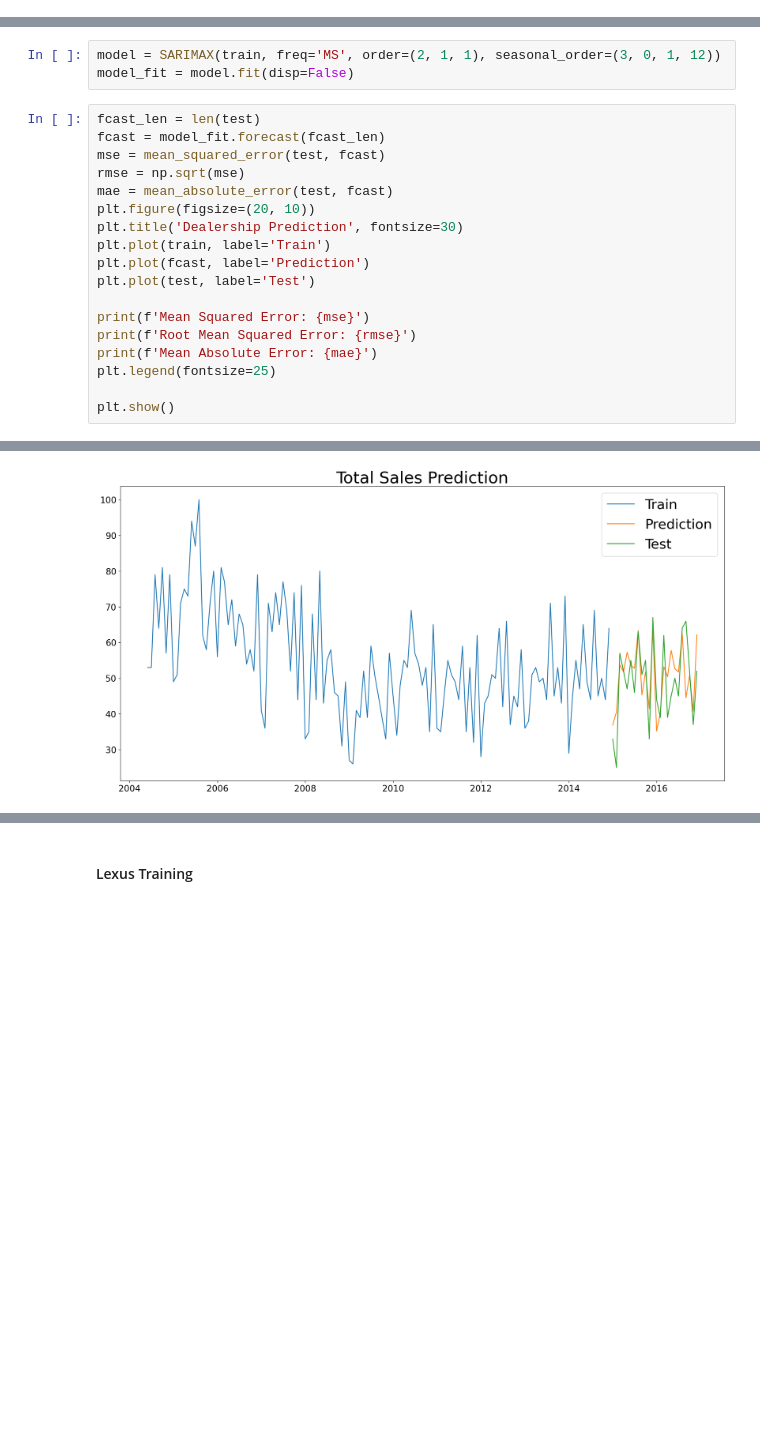
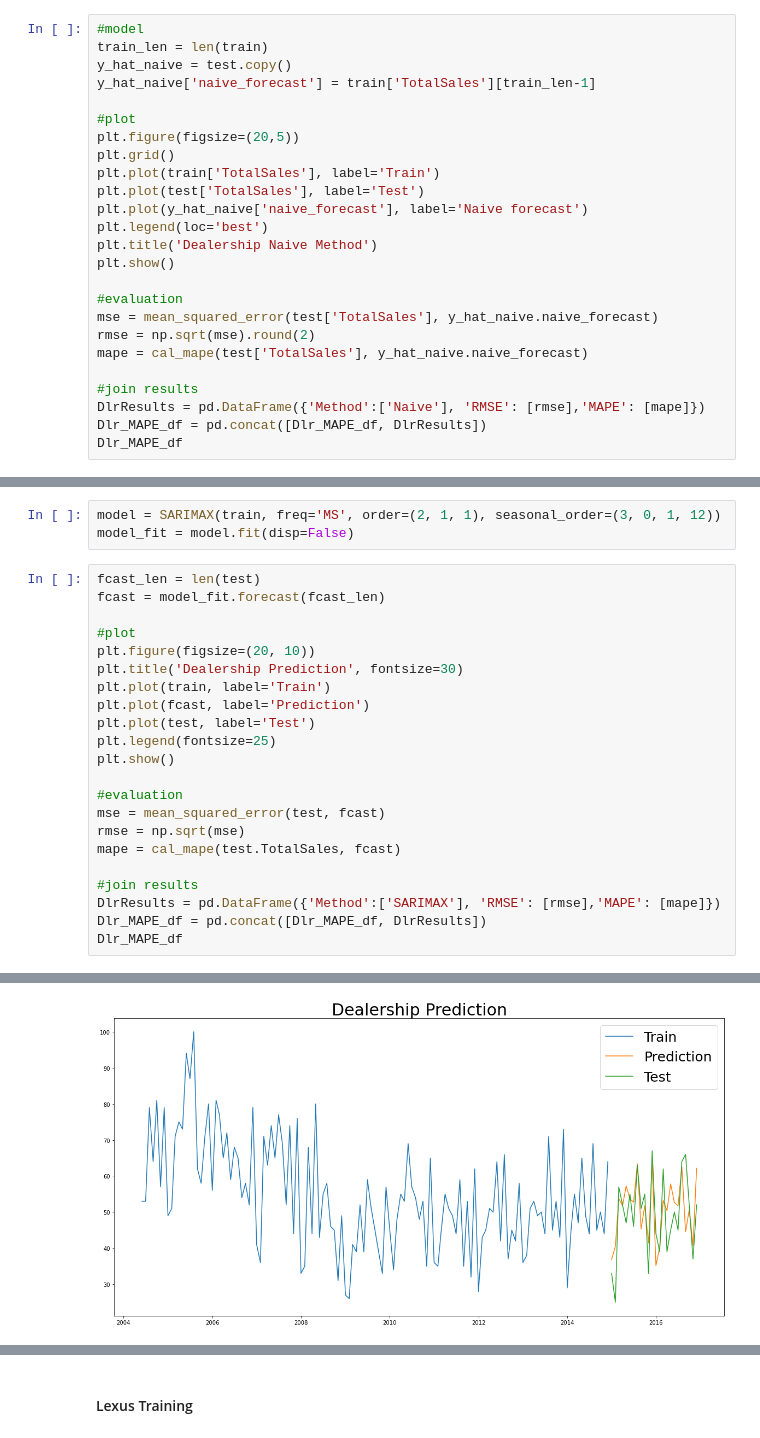
Before and after one commit to martell-n-tardy/Forecasting-with-a-Time-Series-Model-using-Python, a Jupyter notebook: notebooks/Preprocessing & Training.ipynb, the cells around one changed output, grey strips where cells are left out. Saved outputs shown, nothing was run; the diff lists cells and outputs as text; blank space fills up the shorter version.

```diff
--- a/notebooks/Preprocessing & Training.ipynb
+++ b/notebooks/Preprocessing & Training.ipynb
@@ -248,0 +383,25 @@ Since the p-value = 0.387143 is greater than the significance level (0.05), ther
+# %%
+#model
+train_len = len(train)
+y_hat_naive = test.copy()
+y_hat_naive['naive_forecast'] = train['TotalSales'][train_len-1]
+
+#plot
+plt.figure(figsize=(20,5))
+plt.grid()
+plt.plot(train['TotalSales'], label='Train')
+plt.plot(test['TotalSales'], label='Test')
+plt.plot(y_hat_naive['naive_forecast'], label='Naive forecast')
+plt.legend(loc='best')
+plt.title('Dealership Naive Method')
+plt.show()
+
+#evaluation
+mse = mean_squared_error(test['TotalSales'], y_hat_naive.naive_forecast)
+rmse = np.sqrt(mse).round(2)
+mape = cal_mape(test['TotalSales'], y_hat_naive.naive_forecast)
+
+#join results
+DlrResults = pd.DataFrame({'Method':['Naive'], 'RMSE': [rmse],'MAPE': [mape]})
+Dlr_MAPE_df = pd.concat([Dlr_MAPE_df, DlrResults])
+Dlr_MAPE_df
@@ -584,19 +743,23 @@ model_fit = model.fit(disp=False)
 # %%
 fcast_len = len(test)
 fcast = model_fit.forecast(fcast_len)
-mse = mean_squared_error(test, fcast)
-rmse = np.sqrt(mse)
-mae = mean_absolute_error(test, fcast)
+
+#plot
 plt.figure(figsize=(20, 10))
 plt.title('Dealership Prediction', fontsize=30)
 plt.plot(train, label='Train')
 plt.plot(fcast, label='Prediction')
 plt.plot(test, label='Test')
+plt.legend(fontsize=25)
+plt.show()
 
-print(f'Mean Squared Error: {mse}')
-print(f'Root Mean Squared Error: {rmse}')
-print(f'Mean Absolute Error: {mae}')
-plt.legend(fontsize=25)
+#evaluation
+mse = mean_squared_error(test, fcast)
+rmse = np.sqrt(mse)
+mape = cal_mape(test.TotalSales, fcast)
 
-plt.show()
+#join results
+DlrResults = pd.DataFrame({'Method':['SARIMAX'], 'RMSE': [rmse],'MAPE': [mape]})
+Dlr_MAPE_df = pd.concat([Dlr_MAPE_df, DlrResults])
+Dlr_MAPE_df
 # %% [output]
@@ -606 +766 @@ Mean Absolute Error: 6.37149522843177
-[figure, old version]
+[figure, new version]
```
Also changed, not shown: parts of 66 cells of this notebook.
